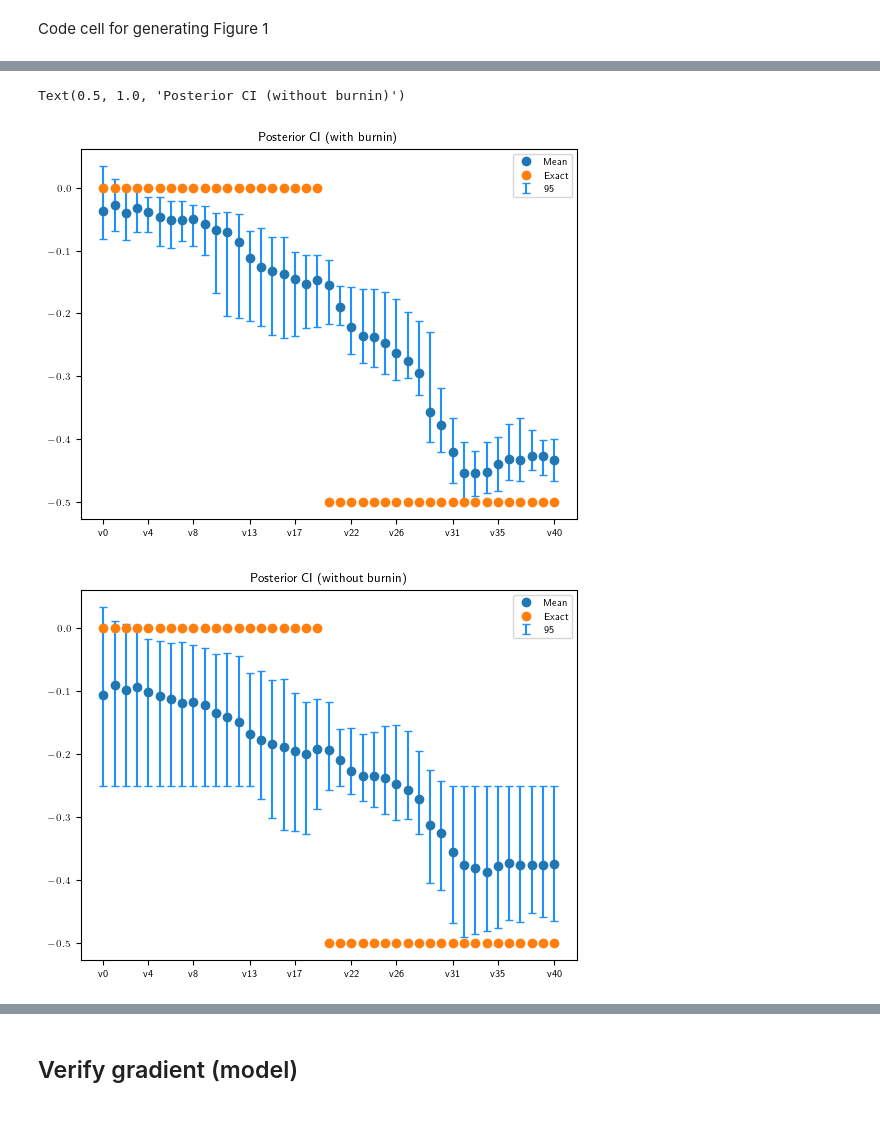
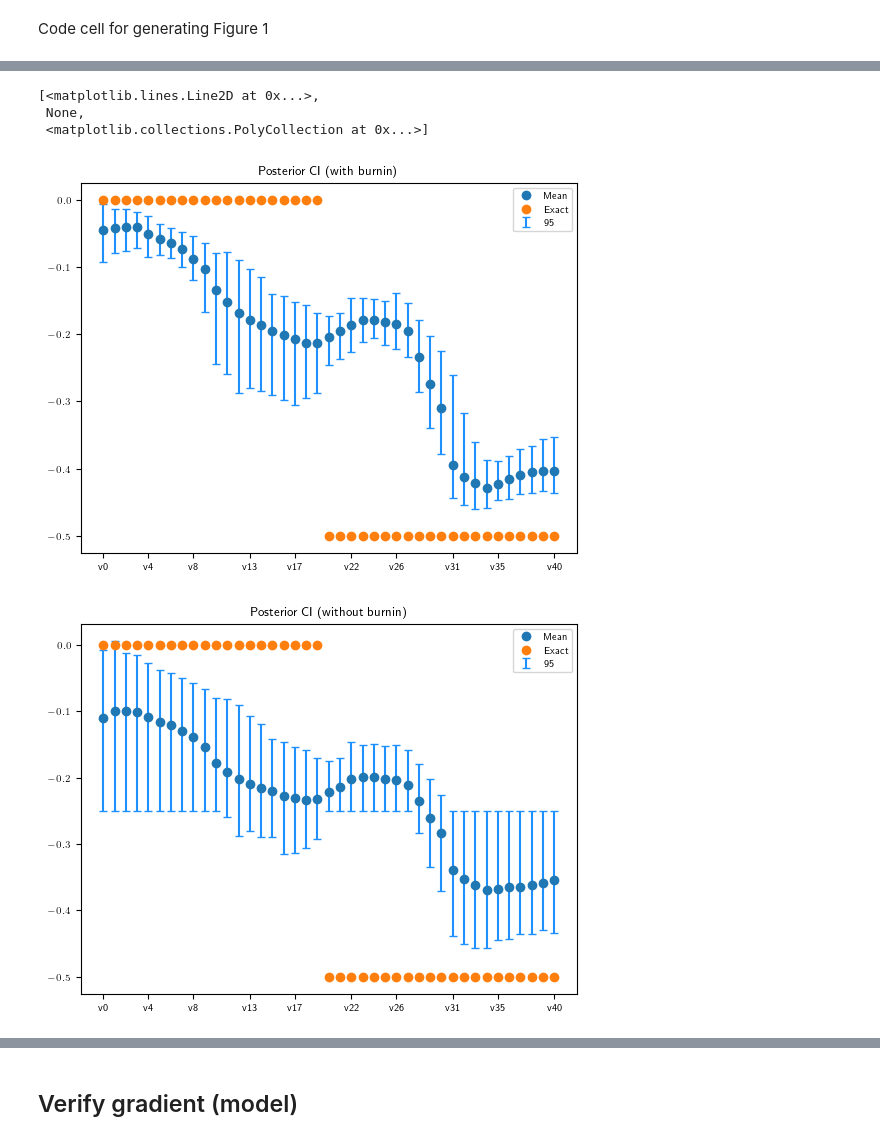
Before and after one commit to CUQI-DTU/Paper-Implicit, a Jupyter notebook: pde_myula/intro_example_Poisson.ipynb, the cells around one changed output, grey strips where cells are left out. Cells and saved outputs as stored; diff of their text form; code cells hidden in the pictures.

```diff
--- a/pde_myula/intro_example_Poisson.ipynb
+++ b/pde_myula/intro_example_Poisson.ipynb
@@ -36,6 +36,7 @@ enable_FD = False
 # %%
 # parameter set up
 if model_type == 'convolution':
+    np.random.seed(0)
     sampler_choice = "NUTS"
     TV_weight = 1.0e2
     TV_beta = 1e-4
@@ -48,8 +49,9 @@ if model_type == 'convolution':
     # initial point was zero
 
 if model_type == 'diffusion':
+    np.random.seed(0)
     sampler_choice = "NUTS"
-    TV_weight =  50
+    TV_weight =  100
     TV_beta = 1e-4
     plot_par = True
     Ns = 1
@@ -216,8 +218,22 @@ class TV_reg:
     def grad_reg(self, m):
         #print("grad", dl.grad)
         TVm = dl.sqrt( dl.inner(dl.grad(m), dl.grad(m)) + self.beta)
+        self.TVm = TVm
         grad_val = dl.assemble(dl.Constant(1.)/TVm*dl.inner(dl.grad(m), dl.grad(self.m_tilde))*dl.dx)
         return -self.weight*grad_val
+
+    def eval_density(self, x):
+        # convert from numpy array to dolfin function
+        x_fun = dl.Function(H)
+        x_fun.vector()[:] = x
+        return self.cost_reg(x_fun)
+
+    def eval_grad_density(self, x):
+        # convert from numpy array to dolfin function
+        x_fun = dl.Function(H)
+        x_fun.vector()[:] = x
+        grad_val = self.grad_reg(x_fun).get_local()
+        return grad_val
 # %%
 if model_type == 'diffusion':
     H = G_domain.function_space
@@ -276,8 +279,8 @@ if prior_type == 'Gaussian':
     x = Gaussian(np.zeros(G_domain.par_dim), cov=cov_const*smprior.cov, geometry=G_domain)
 elif prior_type == 'TV':
     # CUQIpy user defined distribution
-    x = cuqi.distribution.UserDefinedDistribution(logpdf_func=eval_density,
-                                              gradient_func=eval_grad_density,
+    x = cuqi.distribution.UserDefinedDistribution(logpdf_func=TV_reg.eval_density,
+                                              gradient_func=TV_reg.eval_grad_density,
                                               dim=H.dim())
 # %%
 # x_1 = np.random.randn(G_domain.par_dim)
@@ -719,12 +743,17 @@ Plotting 5 randomly selected samples
 # %%
 
 
 posterior_samples.plot_ci(exact=x_true, plot_par=plot_par)
 plt.title('Posterior CI (with burnin)')
 plt.figure()
 sampler.get_samples().plot_ci(exact=x_true, plot_par=plot_par)
 plt.title('Posterior CI (without burnin)')
+plt.figure()
+mapped_samples = cuqi.samples.Samples( np.exp(posterior_samples.samples))
+mapped_samples.plot_ci()
 # %% [output]
-Text(0.5, 1.0, 'Posterior CI (without burnin)')
+[<matplotlib.lines.Line2D at 0x...>,
+ None,
+ <matplotlib.collections.PolyCollection at 0x...>]
-[figure, old version]
+[figure, new version]
-[figure, old version]
+[figure, new version]
```
Also changed, not shown: parts of 25 cells of this notebook.
